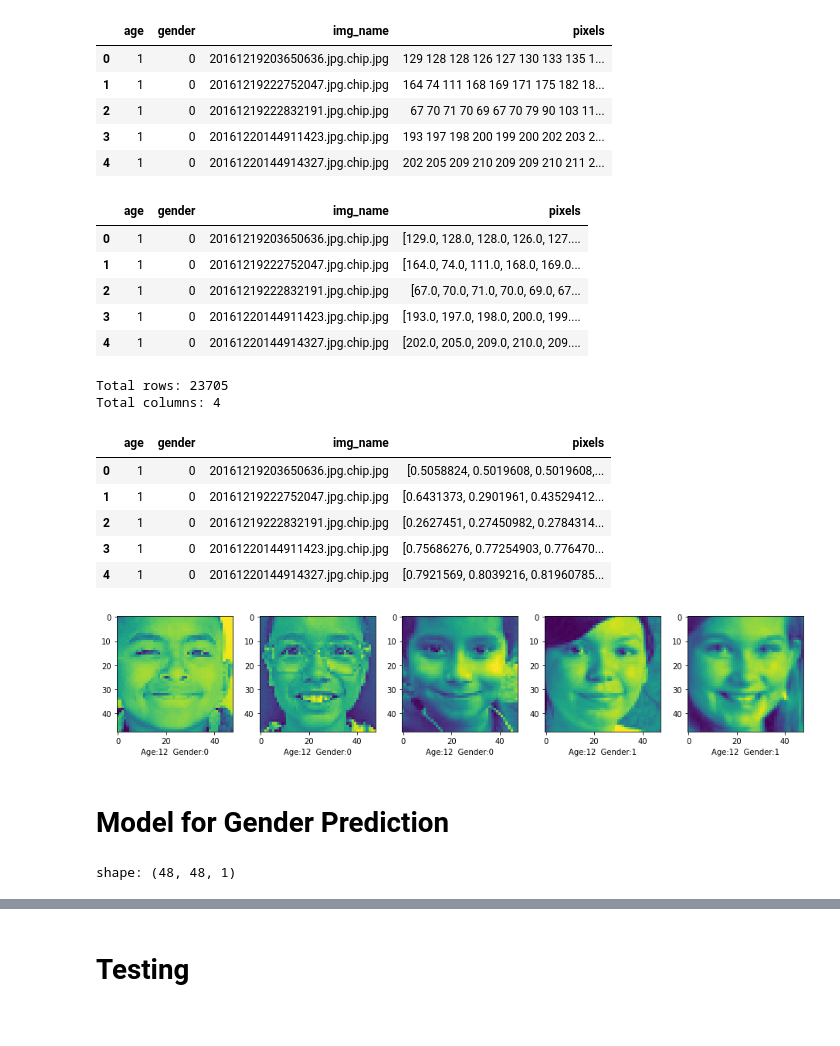
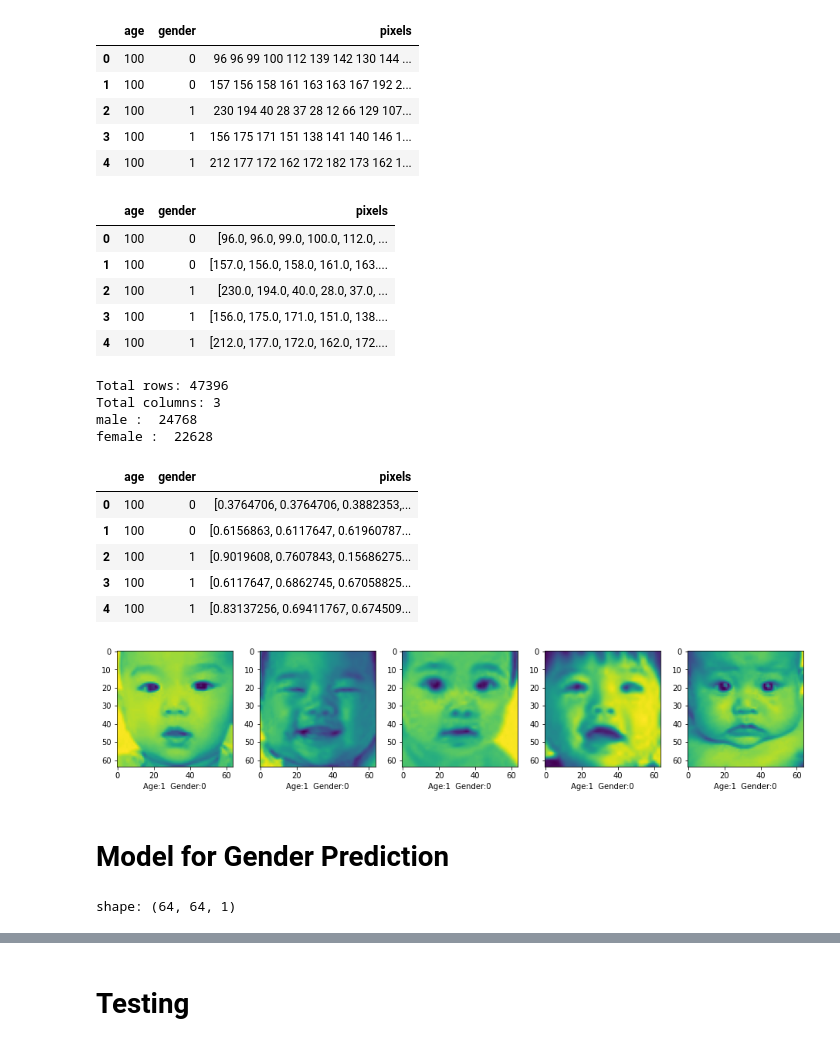
Before and after one commit to Uramud/age-and-gender-detection, a Jupyter notebook: Untitled1.ipynb, the cells around one changed output, grey strips where cells are left out. Cells and saved outputs as stored; diff of their text form; code cells hidden in the pictures.

```diff
--- a/Untitled1.ipynb
+++ b/Untitled1.ipynb
@@ -9,71 +9,78 @@ import matplotlib.pyplot as plt
 import cv2
 # %%
 # importing multiple csv file using pandas
-# data = pd.concat(map(pd.read_csv,['dataset/dataset1.csv','dataset/dataset2.csv']))
-# data.head()
+data = pd.concat(map(pd.read_csv,['dataset/dataset2.csv','dataset/dataset3.csv']))
+data.head()
+# %% [output]
+|  | age | gender | pixels |
+| 0 | 100 | 0 | 96 96 99 100 112 139 142 130 144 ... |
+| 1 | 100 | 0 | 157 156 158 161 163 163 167 192 2... |
+| 2 | 100 | 1 | 230 194 40 28 37 28 12 66 129 107... |
+| 3 | 100 | 1 | 156 175 171 151 138 141 140 146 1... |
+| 4 | 100 | 1 | 212 177 172 162 172 182 173 162 1... |
 # %%
-data=pd.read_csv("dataset/age_gender.csv")
-data.head()
+# data=pd.read_csv("dataset/age_gender.csv")
+# data.head()
-# %% [output]
-|  | age | gender | img_name | pixels |
-| 0 | 1 | 0 | 20161219203650636.jpg.chip.jpg | 129 128 128 126 127 130 133 135 1... |
-| 1 | 1 | 0 | 20161219222752047.jpg.chip.jpg | 164 74 111 168 169 171 175 182 18... |
-| 2 | 1 | 0 | 20161219222832191.jpg.chip.jpg | 67 70 71 70 69 67 70 79 90 103 11... |
-| 3 | 1 | 0 | 20161220144911423.jpg.chip.jpg | 193 197 198 200 199 200 202 203 2... |
-| 4 | 1 | 0 | 20161220144914327.jpg.chip.jpg | 202 205 209 210 209 209 210 211 2... |
 # %%
 #convert pixels into numpy array
 data['pixels']=data['pixels'].apply(lambda x:  np.array(x.split(), dtype="float32"))
 data.head()
 # %% [output]
-|  | age | gender | img_name | pixels |
-| 0 | 1 | 0 | 20161219203650636.jpg.chip.jpg | [129.0, 128.0, 128.0, 126.0, 127.... |
-| 1 | 1 | 0 | 20161219222752047.jpg.chip.jpg | [164.0, 74.0, 111.0, 168.0, 169.0... |
-| 2 | 1 | 0 | 20161219222832191.jpg.chip.jpg | [67.0, 70.0, 71.0, 70.0, 69.0, 67... |
-| 3 | 1 | 0 | 20161220144911423.jpg.chip.jpg | [193.0, 197.0, 198.0, 200.0, 199.... |
-| 4 | 1 | 0 | 20161220144914327.jpg.chip.jpg | [202.0, 205.0, 209.0, 210.0, 209.... |
+|  | age | gender | pixels |
+| 0 | 100 | 0 | [96.0, 96.0, 99.0, 100.0, 112.0, ... |
+| 1 | 100 | 0 | [157.0, 156.0, 158.0, 161.0, 163.... |
+| 2 | 100 | 1 | [230.0, 194.0, 40.0, 28.0, 37.0, ... |
+| 3 | 100 | 1 | [156.0, 175.0, 171.0, 151.0, 138.... |
+| 4 | 100 | 1 | [212.0, 177.0, 172.0, 162.0, 172.... |
 # %%
 print('Total rows: {}'.format(len(data)))
 print('Total columns: {}'.format(len(data.columns)))
+arr = np.array(data['gender'].tolist())
+count=(arr==0).sum()
+count1=(arr==1).sum()
+print("male : ",count)
+print("female : ",count1)
 # %% [output]
-Total rows: 23705
-Total columns: 4
+Total rows: 47396
+Total columns: 3
+male :  24768
+female :  22628
 # %%
 # ## normalizing pixels data
 data['pixels'] = data['pixels'].apply(lambda x: x/255)
 data.head()
 # %% [output]
-|  | age | gender | img_name | pixels |
-| 0 | 1 | 0 | 20161219203650636.jpg.chip.jpg | [0.5058824, 0.5019608, 0.5019608,... |
-| 1 | 1 | 0 | 20161219222752047.jpg.chip.jpg | [0.6431373, 0.2901961, 0.43529412... |
-| 2 | 1 | 0 | 20161219222832191.jpg.chip.jpg | [0.2627451, 0.27450982, 0.2784314... |
-| 3 | 1 | 0 | 20161220144911423.jpg.chip.jpg | [0.75686276, 0.77254903, 0.776470... |
-| 4 | 1 | 0 | 20161220144914327.jpg.chip.jpg | [0.7921569, 0.8039216, 0.81960785... |
+|  | age | gender | pixels |
+| 0 | 100 | 0 | [0.3764706, 0.3764706, 0.3882353,... |
+| 1 | 100 | 0 | [0.6156863, 0.6117647, 0.61960787... |
+| 2 | 100 | 1 | [0.9019608, 0.7607843, 0.15686275... |
+| 3 | 100 | 1 | [0.6117647, 0.6862745, 0.67058825... |
+| 4 | 100 | 1 | [0.83137256, 0.69411767, 0.674509... |
 # %%
 X = np.array(data['pixels'].tolist())
 
 ## Converting pixels from 1D to 2D
-X = X.reshape(X.shape[0],48,48,1)
+X = X.reshape(X.shape[0],64,64,1)
 
 # show image
 plt.figure(figsize=(16,16))
-for i in range(1500,1505):
+for i in range(1800,1805):
     plt.subplot(5,5,(i%25)+1)
     plt.grid(False)
-    plt.imshow(data['pixels'].iloc[i].reshape(48,48))
+    plt.imshow(data['pixels'].iloc[i].reshape(64,64))
     plt.xlabel(
         "Age:"+str(data['age'].iloc[i])+
         "  Gender:"+ str(data['gender'].iloc[i])
     )
 plt.show()
 # %% [output]
-[figure, old version]
+[figure, new version]
 # %% [markdown]
 # Model for Gender Prediction
 # %%
 print('shape:',X.shape[1:])
 # %% [output]
-shape: (48, 48, 1)
+shape: (64, 64, 1)
 # %%
 #Split data into train/test
 y = data['gender']
```
Also changed, not shown: parts of 11 cells of this notebook, 6 other files.
